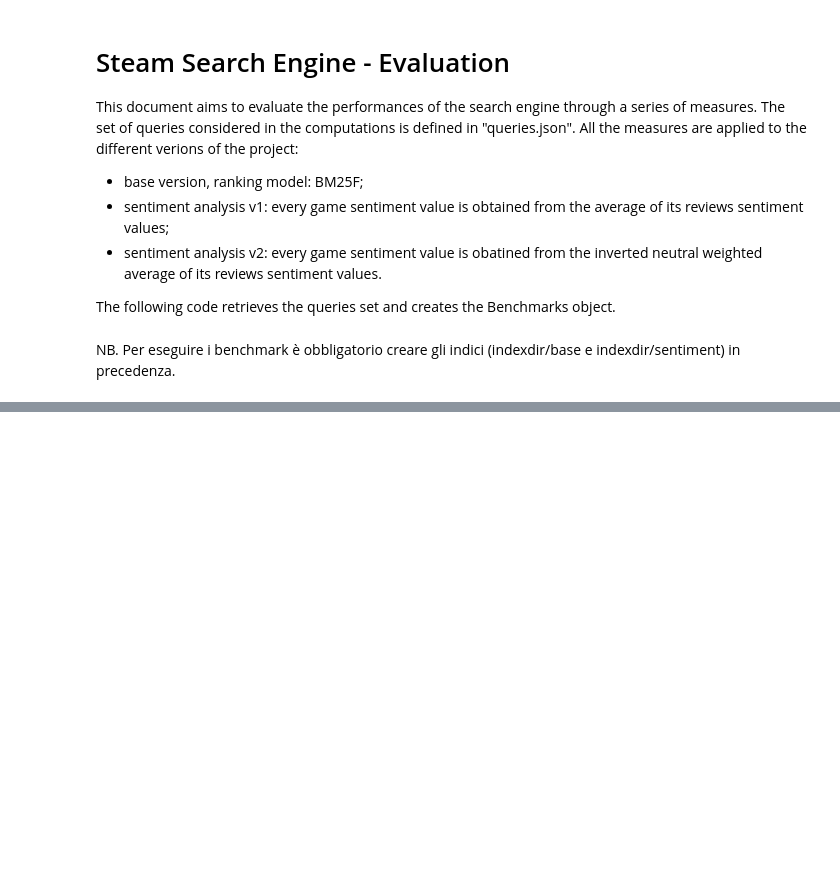
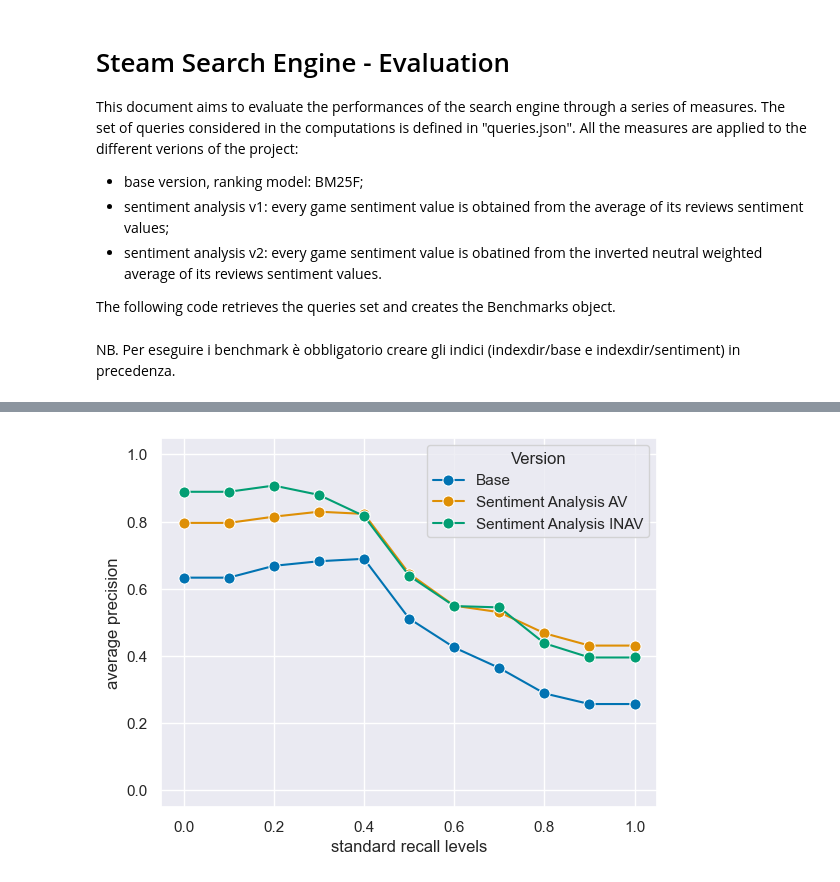
Before and after one commit to RaffaeleTranfaglia/Steam-Search-Engine, a Jupyter notebook: Benchmarks.ipynb, the cells around one changed output, grey strips where cells are left out. Saved outputs shown, nothing was run; the diff lists cells and outputs as text; code cells hidden in the pictures; blank space fills up the shorter version.

```diff
--- a/Benchmarks.ipynb
+++ b/Benchmarks.ipynb
@@ -80,0 +118,60 @@ If your task is similar to the task the model of the checkpoint was trained on,
+# %%
+# compute answers list for all the benchmark queries
+answersB = []
+answersAV = []
+answersINAV = []
+for q in range(len(b.queries)):
+    answersB.append(SearcherBaseVersion.search(b.queries[q]["query"], b.queries[q]["fields"]))
+    answersAV.append(SearcherSentimentAV.search(b.queries[q]["query"], b.queries[q]["fields"]))
+    answersINAV.append(SearcherSentimentINAV.search(b.queries[q]["query"], b.queries[q]["fields"]))
+
+# exctract the app_id field from the retrieved games
+asB = []
+asAV = []
+asINAV = []
+for q in range(len(b.queries)):
+    asB.append([int(x["app_id"]) for x in answersB[q]])
+    asAV.append([int(x["app_id"]) for x in answersAV[q]])
+    asINAV.append([int(x["app_id"]) for x in answersINAV[q]])
+
+# compute the precision at Standard Recall Levels
+psB = []
+psAV = []
+psINAV = []
+for q in range(len(b.queries)):
+    psB.append(b.precisionSRL(b.precisionNRL(b.queries[q]["relevant_documents"], asB[q])))
+    psAV.append(b.precisionSRL(b.precisionNRL(b.queries[q]["relevant_documents"], asAV[q])))
+    psINAV.append(b.precisionSRL(b.precisionNRL(b.queries[q]["relevant_documents"], asINAV[q])))
+
+# compute the average precision (for each version) over the benchmark queries set
+avpB = b.AveragePrecision(psB)
+avpAV = b.AveragePrecision(psAV)
+avpINAV = b.AveragePrecision(psINAV)
+
+# plot the average precisions
+# apply the default theme
+sns.set_theme()
+
+axes = ["standard recall levels", "average precision"]
+
+dfB = pd.DataFrame(avpB, columns = axes)
+dfB["Version"] = "Base"
+
+dfAV = pd.DataFrame(avpAV, columns = axes)
+dfAV["Version"] = "Sentiment Analysis AV"
+
+dfINAV = pd.DataFrame(avpINAV, columns = axes)
+dfINAV["Version"] = "Sentiment Analysis INAV"
+
+# create a dataframe for Seaborn
+df = pd.concat([dfB, dfAV, dfINAV])
+
+# plot the line graph
+pltAvp = sns.lineplot(data = df, x = 'standard recall levels', y = 'average precision', marker='o', markersize=8,
+             hue="Version", palette="colorblind")
+
+# set fixed axes, the semicolon suppress the output
+pltAvp.set_xlim([-0.05, 1.05]);
+pltAvp.set_ylim([-0.05, 1.05]);
+# %% [output]
+[figure, added]
```
Also changed, not shown: parts of 3 cells of this notebook, 2 other files.
